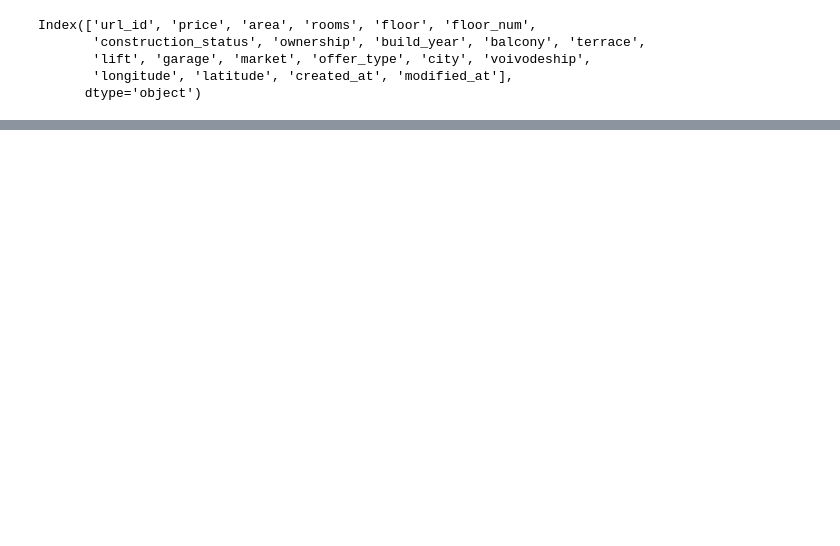
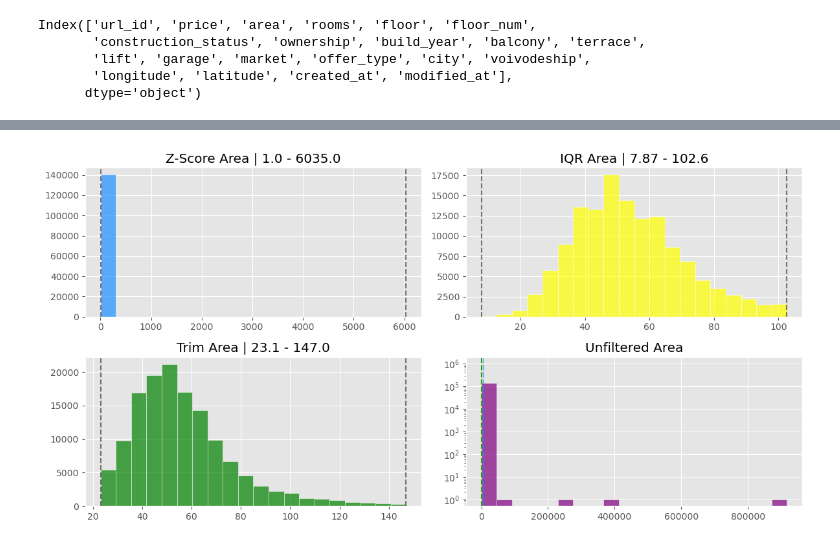
Before and after one commit to milonpabis/price-predictor-poland2024, a Jupyter notebook: notebooks/outliers-detection.ipynb, the cells around one changed output, grey strips where cells are left out. Saved outputs shown, nothing was run; the diff lists cells and outputs as text; code cells hidden in the pictures; blank space fills up the shorter version.

```diff
--- a/notebooks/outliers-detection.ipynb
+++ b/notebooks/outliers-detection.ipynb
@@ -151,0 +187,5 @@ df["price"].quantile(0.99)
+# %%
+plot_outlier_methods(df, "area", iscont=True)
+plt.show()
+# %% [output]
+[figure, added]
```
Also changed, not shown: parts of 13 cells of this notebook.
